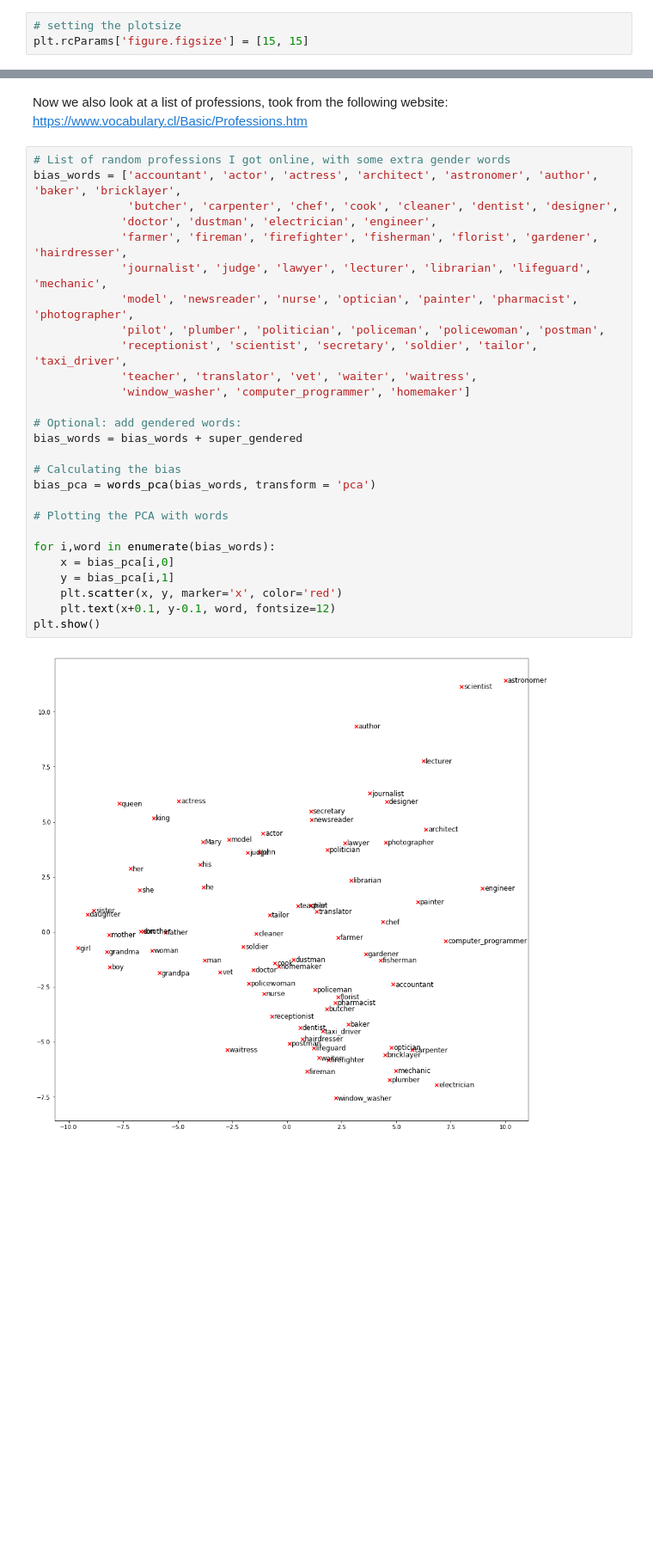
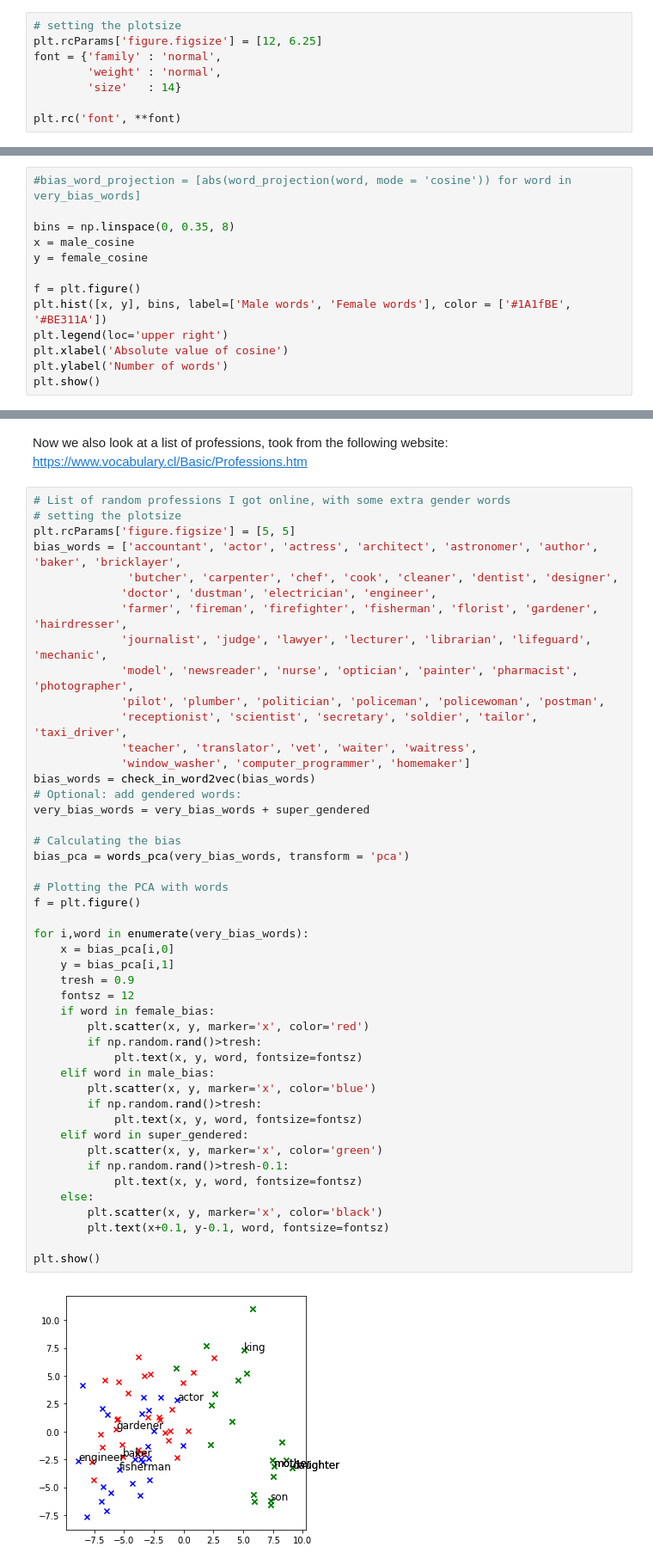
Before and after one commit to informagi/cpo-w2v, a Jupyter notebook: notebooks/Word2vec_Bias_plots.ipynb, the cells around one changed output, grey strips where cells are left out. Shown at 86% size. Drawn from its saved outputs; the diff is of its cells as text; blank space fills up the shorter version.

```diff
--- a/notebooks/Word2vec_Bias_plots.ipynb
+++ b/notebooks/Word2vec_Bias_plots.ipynb
@@ -135,6 +305,11 @@ super_gendered = ['king', 'queen', 'brother', 'sister', 'mother', 'father',
 # %%
 # setting the plotsize
-plt.rcParams['figure.figsize'] = [15, 15]
+plt.rcParams['figure.figsize'] = [12, 6.25]
+font = {'family' : 'normal',
+        'weight' : 'normal',
+        'size'   : 14}
+
+plt.rc('font', **font)
 # %% [markdown]
 First to see how gendered word embeddings are, we make plot the vectors. Since 300-dimensional plots are not very intuitive for humans, we need to reduce the dimensionality to two dimensions. There are multiple ways to do this, such as PCA, TSNE and UMAP. First we look at the words which the authors describe as being biassed.
 # %%
@@ -174,0 +451,13 @@ plt.show()
+# %%
+#bias_word_projection = [abs(word_projection(word, mode = 'cosine')) for word in very_bias_words]
+
+bins = np.linspace(0, 0.35, 8)
+x = male_cosine
+y = female_cosine
+
+f = plt.figure()
+plt.hist([x, y], bins, label=['Male words', 'Female words'], color = ['#1A1fBE', '#BE311A'])
+plt.legend(loc='upper right')
+plt.xlabel('Absolute value of cosine')
+plt.ylabel('Number of words')
+plt.show()
@@ -176,30 +548,49 @@ plt.show()
 Now we also look at a list of professions, took from the following website: https://www.vocabulary.cl/Basic/Professions.htm
 # %%
 # List of random professions I got online, with some extra gender words
+# setting the plotsize
+plt.rcParams['figure.figsize'] = [5, 5]
 bias_words = ['accountant', 'actor', 'actress', 'architect', 'astronomer', 'author', 'baker', 'bricklayer',
               'butcher', 'carpenter', 'chef', 'cook', 'cleaner', 'dentist', 'designer',
              'doctor', 'dustman', 'electrician', 'engineer',
              'farmer', 'fireman', 'firefighter', 'fisherman', 'florist', 'gardener', 'hairdresser',
              'journalist', 'judge', 'lawyer', 'lecturer', 'librarian', 'lifeguard', 'mechanic',
              'model', 'newsreader', 'nurse', 'optician', 'painter', 'pharmacist', 'photographer',
              'pilot', 'plumber', 'politician', 'policeman', 'policewoman', 'postman',
              'receptionist', 'scientist', 'secretary', 'soldier', 'tailor', 'taxi_driver',
              'teacher', 'translator', 'vet', 'waiter', 'waitress',
              'window_washer', 'computer_programmer', 'homemaker']
-
+bias_words = check_in_word2vec(bias_words)
 # Optional: add gendered words:
-bias_words = bias_words + super_gendered
+very_bias_words = very_bias_words + super_gendered
 
 # Calculating the bias
-bias_pca = words_pca(bias_words, transform = 'pca')
+bias_pca = words_pca(very_bias_words, transform = 'pca')
 
 # Plotting the PCA with words
+f = plt.figure()
 
-for i,word in enumerate(bias_words):
+for i,word in enumerate(very_bias_words):
     x = bias_pca[i,0]
     y = bias_pca[i,1]
-    plt.scatter(x, y, marker='x', color='red')
-    plt.text(x+0.1, y-0.1, word, fontsize=12)
+    tresh = 0.9
+    fontsz = 12
+    if word in female_bias:
+        plt.scatter(x, y, marker='x', color='red')
+        if np.random.rand()>tresh:
+            plt.text(x, y, word, fontsize=fontsz)
+    elif word in male_bias:
+        plt.scatter(x, y, marker='x', color='blue')
+        if np.random.rand()>tresh:
+            plt.text(x, y, word, fontsize=fontsz)
+    elif word in super_gendered:
+        plt.scatter(x, y, marker='x', color='green')
+        if np.random.rand()>tresh-0.1:
+            plt.text(x, y, word, fontsize=fontsz)
+    else:
+        plt.scatter(x, y, marker='x', color='black')
+        plt.text(x+0.1, y-0.1, word, fontsize=fontsz)
+
 plt.show()
 # %% [output]
-[figure, old version]
+[figure, new version]
```
Also changed, not shown: parts of 41 cells of this notebook, 1 other file.
